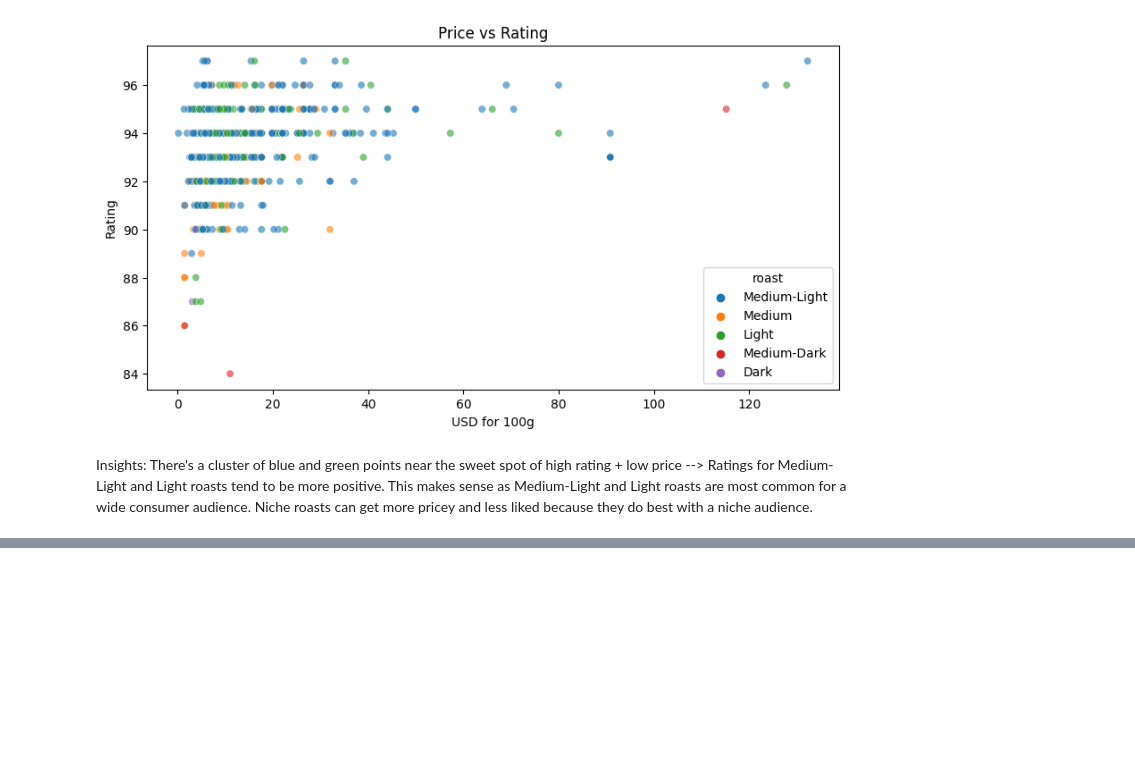
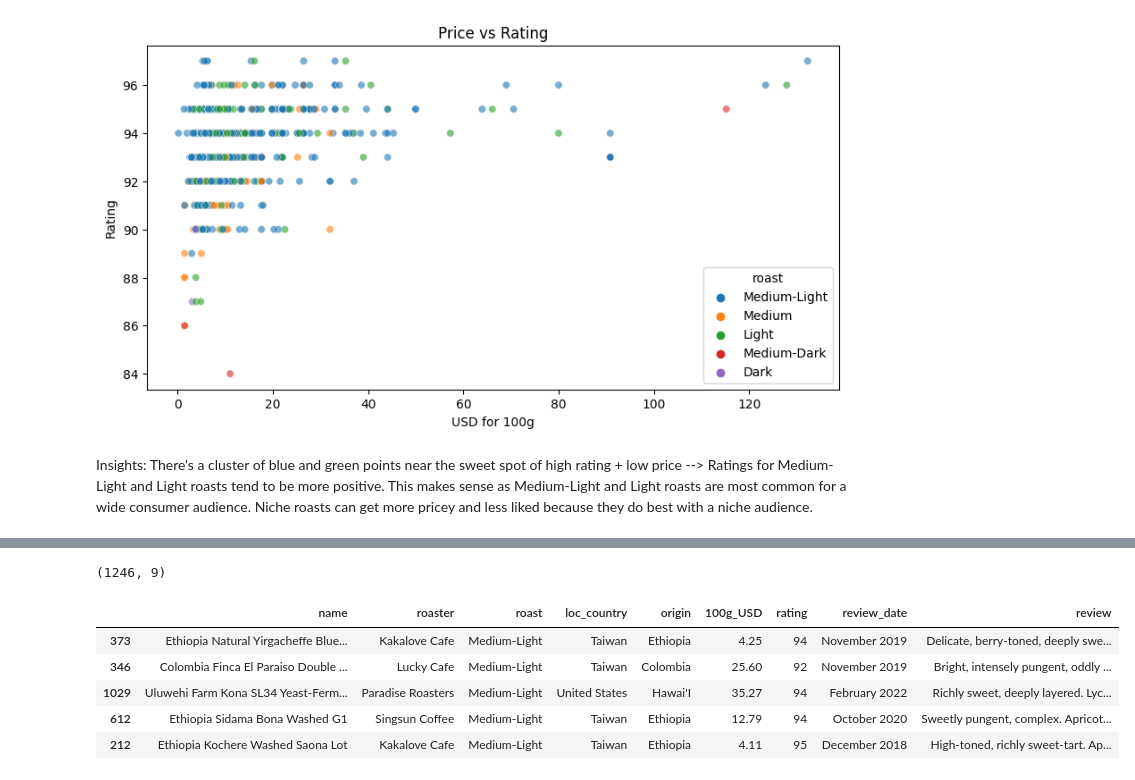
Before and after one commit to tanmayi2/CoffeeDataAnalysis-LCL, a Jupyter notebook: LunarCoLabDataAnalysis.ipynb, the cells around one changed output, grey strips where cells are left out. Drawn from its saved outputs; the diff is of its cells as text; code cells hidden in the pictures; blank space fills up the shorter version.

```diff
--- a/LunarCoLabDataAnalysis.ipynb
+++ b/LunarCoLabDataAnalysis.ipynb
@@ -47,0 +117,12 @@ Insights: There's a cluster of blue and green points near the sweet spot of high
+# %%
+data = pd.read_csv("repo-files/data/simplified_coffee.csv")
+print(data.shape)
+data.sample(n=5)
+# %% [output]
+(1246, 9)
+|  | name | roaster | roast | loc_country | origin | 100g_USD | rating | review_date | review |
+| 373 | Ethiopia Natural Yirgacheffe Blue... | Kakalove Cafe | Medium-Light | Taiwan | Ethiopia | 4.25 | 94 | November 2019 | Delicate, berry-toned, deeply swe... |
+| 346 | Colombia Finca El Paraiso Double ... | Lucky Cafe | Medium-Light | Taiwan | Colombia | 25.60 | 92 | November 2019 | Bright, intensely pungent, oddly ... |
+| 1029 | Uluwehi Farm Kona SL34 Yeast-Ferm... | Paradise Roasters | Medium-Light | United States | Hawai'I | 35.27 | 94 | February 2022 | Richly sweet, deeply layered. Lyc... |
+| 612 | Ethiopia Sidama Bona Washed G1 | Singsun Coffee | Medium-Light | Taiwan | Ethiopia | 12.79 | 94 | October 2020 | Sweetly pungent, complex. Apricot... |
+| 212 | Ethiopia Kochere Washed Saona Lot | Kakalove Cafe | Medium-Light | Taiwan | Ethiopia | 4.11 | 95 | December 2018 | High-toned, richly sweet-tart. Ap... |
```
Also changed, not shown: parts of 16 cells of this notebook.
